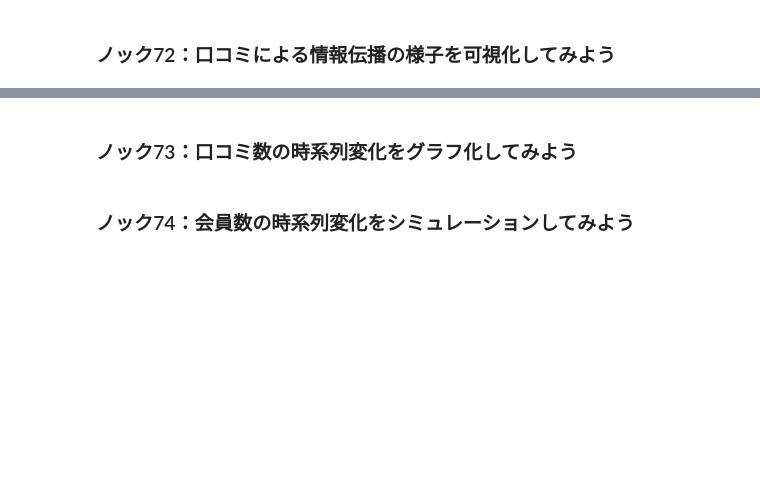
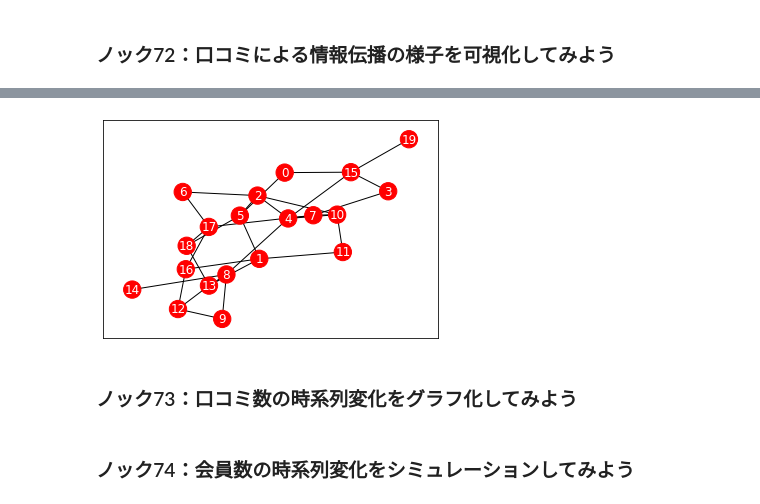
Before and after one commit to winuim/python-practical-data-analysis-100, a Jupyter notebook: Chapter-8/chapter-8.ipynb, the cells around one changed output, grey strips where cells are left out. Drawn from its saved outputs; the diff is of its cells as text; code cells hidden in the pictures; blank space fills up the shorter version.

```diff
--- a/Chapter-8/chapter-8.ipynb
+++ b/Chapter-8/chapter-8.ipynb
@@ -55,3 +106,9 @@ plt.show()
+# %%
+t = 99
+nx.draw_networkx(G, font_color="w", node_color=acitve_node_coloring(list_timeSeries[t]))
+plt.show()
+# %% [output]
+[figure, added]
 # %% [markdown]
 ### ノック73：口コミ数の時系列変化をグラフ化してみよう
 # %% [markdown]
```
Also changed, not shown: parts of 8 cells of this notebook.
